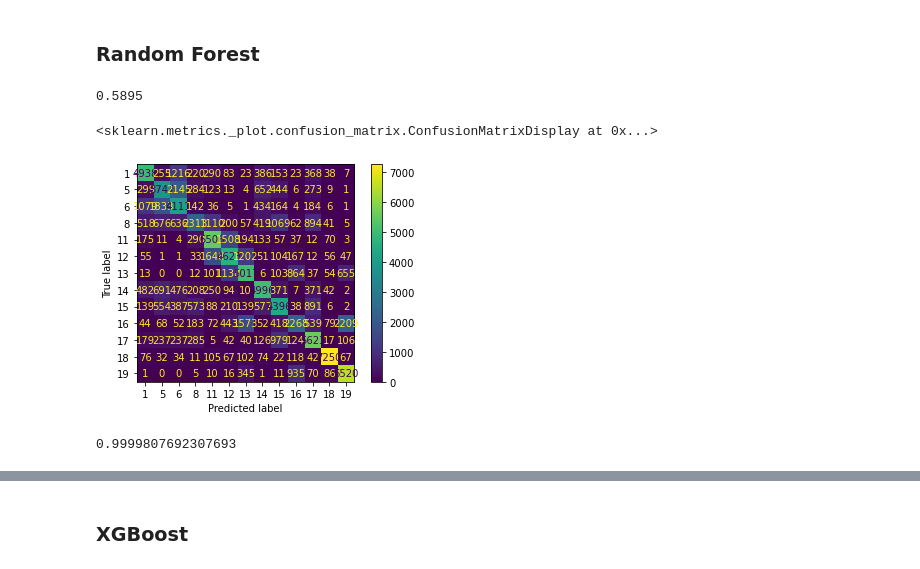
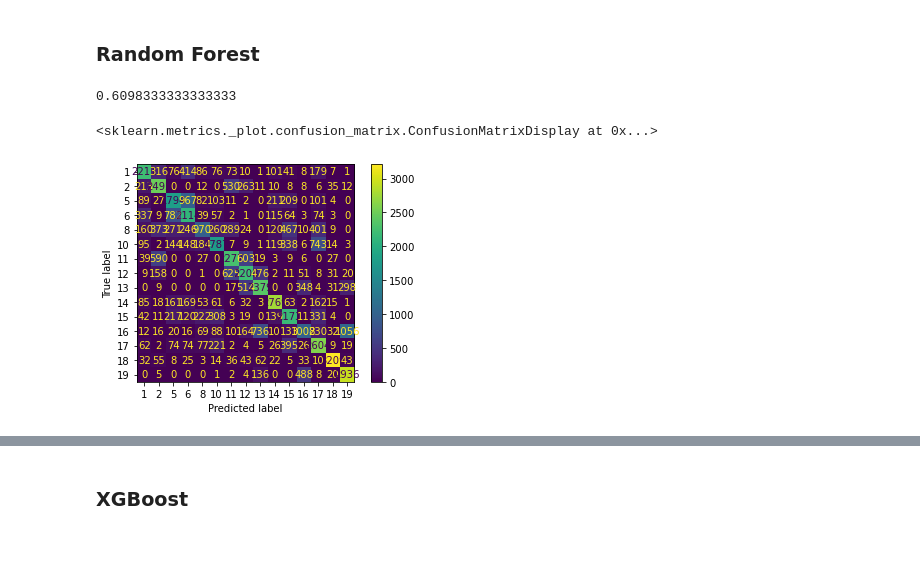
Before and after one commit to fynnweaver/Land_Cover_Classification, a Jupyter notebook: Code.ipynb, the cells around one changed output, grey strips where cells are left out. Drawn from its saved outputs; the diff is of its cells as text; code cells hidden in the pictures.

```diff
--- a/Code.ipynb
+++ b/Code.ipynb
@@ -187,8 +217,10 @@ dtype: int64
 # %%
 #vertical concat
 main_dataframe = pd.concat([sim_raws, lab_raws])
+main_dataframe = main_dataframe.reset_index().drop('index', axis = 1)
 #main_dataframe = lab_raws
+#main_dataframe = clean_raws(main_dataframe)
 
-print(main_dataframe.shape)
-main_classes = main_dataframe.value_counts('y').sort_index()
-print(main_classes)
+sim_gauss = gaussian_raws('../data_tests/simcoe_york/raws', nrcan_name = 'Simcoe_York_2019.tif')
+lab_gauss = gaussian_raws('../data_tests/labrador/raws')
+main_dataframe = pd.concat([sim_gauss, lab_gauss])
@@ -214,10 +270,10 @@ dtype: int64
 # %%
 #select classes above threshold
-threshold = 40000
-main_top_classes = main_classes[main_classes > threshold].reset_index().y
+threshold = 18000
+top_classes = main_classes[main_classes > threshold].reset_index().y
 
 #save dataframe subset of those classes
-main_subset = main_dataframe.loc[main_dataframe['y'].isin(main_top_classes.values)]
+main_subset = main_dataframe.loc[main_dataframe['y'].isin(top_classes.values)]
 
 #take smallest value rounded down to nearest 1000
 smallest_class = int(floor(min(main_subset.value_counts('y').sort_index().values)/ 1000)) * 1000
@@ -299,6 +358,9 @@ group_folder = 'base_run/'
 # %%
 y = data.y
 X = data.drop('y', axis = 1)
+
+#scaler = StandardScaler()
+# = scaler.fit_transform(X)
 
 #Dimensionality reduction
 pca = PCA(n_components = 6)
@@ -306,5 +368,5 @@ pca.fit(X)
 print(pca.explained_variance_ratio_)
 X_pca = pca.transform(X)
 
-X_train, X_test, y_train, y_test = train_test_split(X_pca, y, stratify = y, train_size=0.8, random_state = 0)
+X_train, X_test, y_train, y_test = train_test_split(X, y, stratify = y, train_size=0.8, random_state = 0)
 # %% [output]
@@ -312,2 +374,7 @@ X_train, X_test, y_train, y_test = train_test_split(X_pca, y, stratify = y, trai
 # %%
-y_train.value_counts()
+#drop outliers from train
+train_data = pd.concat([X_train, y_train], axis = 1)
+
+train_clean = clean_raws(train_data)
+y_train = train_clean.y
+X_train = train_clean.drop('y', axis = 1)
@@ -364,27 +433,20 @@ cm_rbf_fig.figure_.savefig(os.path.join(confusion_path, group_folder, 'rbf.png')
 # %%
 from sklearn.ensemble import RandomForestClassifier
 # %%
-forest = RandomForestClassifier(random_state = 0,  n_estimators = 300, max_depth = 35, max_features = 2).fit(X_train, y_train)
+forest = RandomForestClassifier(random_state = 0,  n_estimators = 300, max_depth = 25, max_features = 2).fit(X_train, y_train)
 
 #get accuracy
-accuracy_forest = forest.score(X_test, y_test)
-print(accuracy_forest)
+forest_pred = forest.predict(X_test)
+print(accuracy_score(y_test, forest_pred))
 
 #plot confusion matrix
-forest_pred = forest.predict(X_test)
 cm_forest = confusion_matrix(y_test, forest_pred)
 cm_forest_fig = ConfusionMatrixDisplay(confusion_matrix = cm_forest, display_labels = forest.classes_)
 cm_forest_fig.plot()
 # %% [output]
-0.5895
+0.6098333333333333
 <sklearn.metrics._plot.confusion_matrix.ConfusionMatrixDisplay at 0x...>
-[figure, old version]
+[figure, new version]
-# %%
-#get accuracy
-accuracy_forest = forest.score(X_train, y_train)
-print(accuracy_forest)
-# %% [output]
-0.9999807692307693
 # %%
 #band weight
 forest.feature_importances_
```
Also changed, not shown: parts of 27 cells of this notebook, 8 other files.
